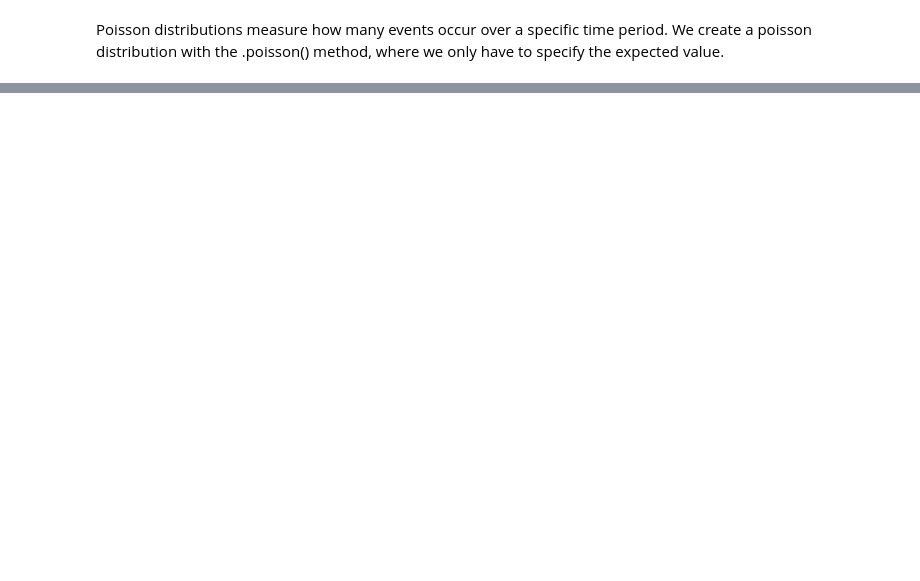
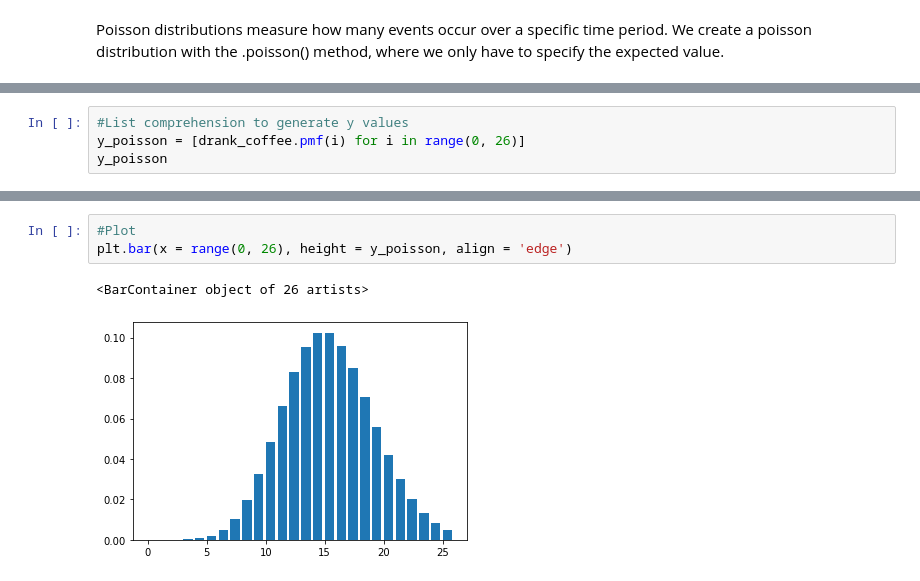
Before and after one commit to Jonathan-Garcia1/statistics-exercises, a Jupyter notebook: distributions_lesson.ipynb, the cells around one changed output, grey strips where cells are left out. Drawn from its saved outputs; the diff is of its cells as text; blank space fills up the shorter version.

```diff
--- a/distributions_lesson.ipynb
+++ b/distributions_lesson.ipynb
@@ -92,0 +185,4 @@ drank_coffee.pmf(15)
+# %%
+#List comprehension to generate y values
+y_poisson = [drank_coffee.pmf(i) for i in range(0, 26)]
+y_poisson
@@ -92,0 +207,6 @@ drank_coffee.pmf(15)
+# %%
+#Plot
+plt.bar(x = range(0, 26), height = y_poisson, align = 'edge')
+# %% [output]
+<BarContainer object of 26 artists>
+[figure, added]
```
Also changed, not shown: parts of 44 cells of this notebook, 1 other file.
